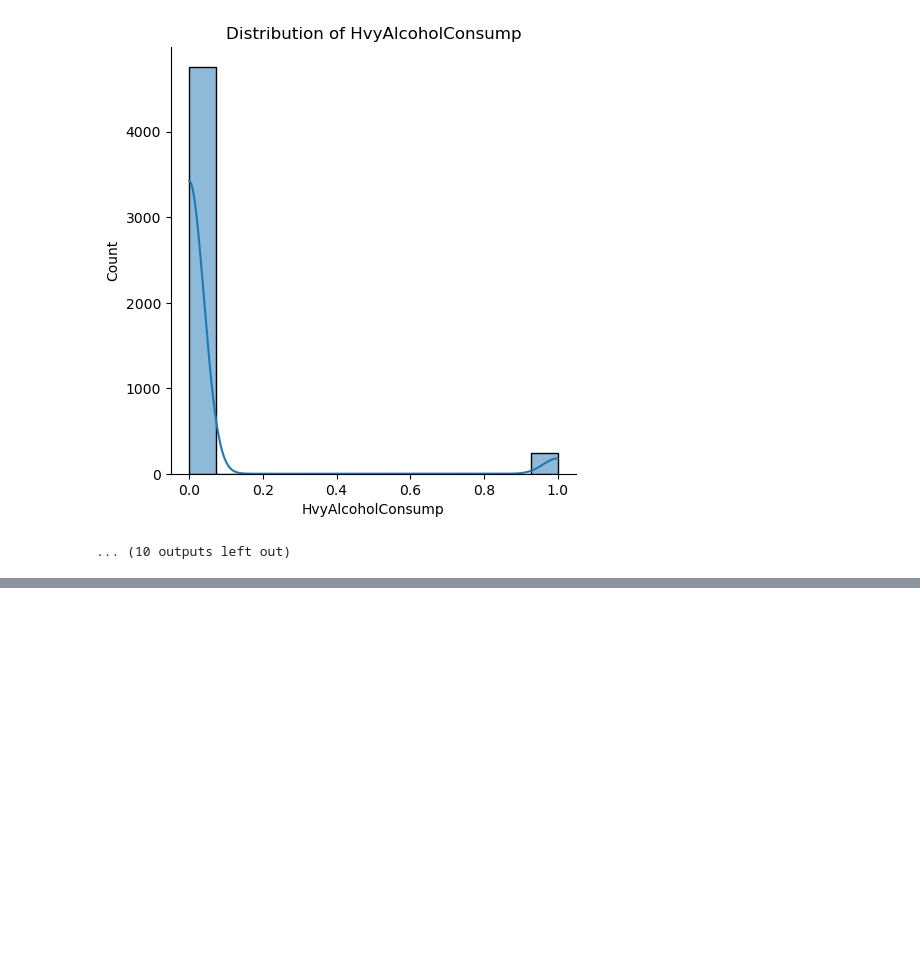
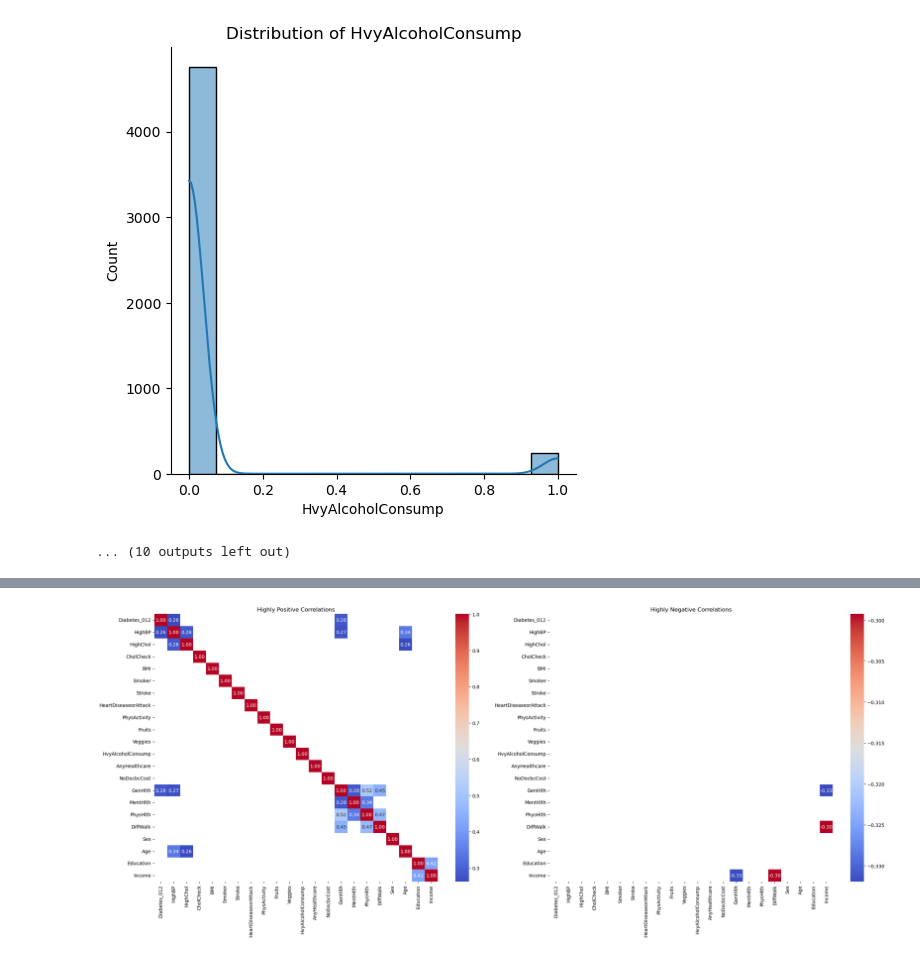
Before and after one commit to numanyusf/Diabetes-Dataset-EDA, a Jupyter notebook: ml6-ds-proj-2.ipynb, the cells around one changed output, grey strips where cells are left out. Cells and saved outputs as stored; diff of their text form; code cells hidden in the pictures; blank space fills up the shorter version.

```diff
--- a/ml6-ds-proj-2.ipynb
+++ b/ml6-ds-proj-2.ipynb
@@ -174,0 +177,19 @@ plt.show()
+# %%
+# Set correlation thresholds
+positive_threshold, negative_threshold = 0.25, -0.25
+
+# Create subplots for positive and negative correlations
+fig, (ax1, ax2) = plt.subplots(1, 2, figsize=(24, 10))
+
+# Plot highly positive correlations
+sns.heatmap(correlation_matrix[correlation_matrix > positive_threshold], annot=True, cmap="coolwarm", fmt=".2f", ax=ax1)
+ax1.set_title("Highly Positive Correlations")
+
+# Plot highly negative correlations
+sns.heatmap(correlation_matrix[correlation_matrix < negative_threshold], annot=True, cmap="coolwarm", fmt=".2f", ax=ax2)
+ax2.set_title("Highly Negative Correlations")
+
+plt.tight_layout()
+plt.show()
+# %% [output]
+[figure, added]
```
Also changed, not shown: parts of 2 cells of this notebook.
